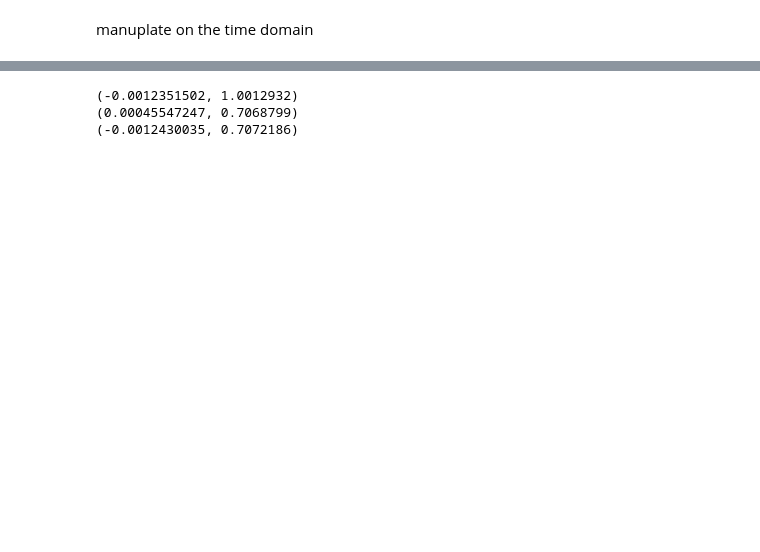
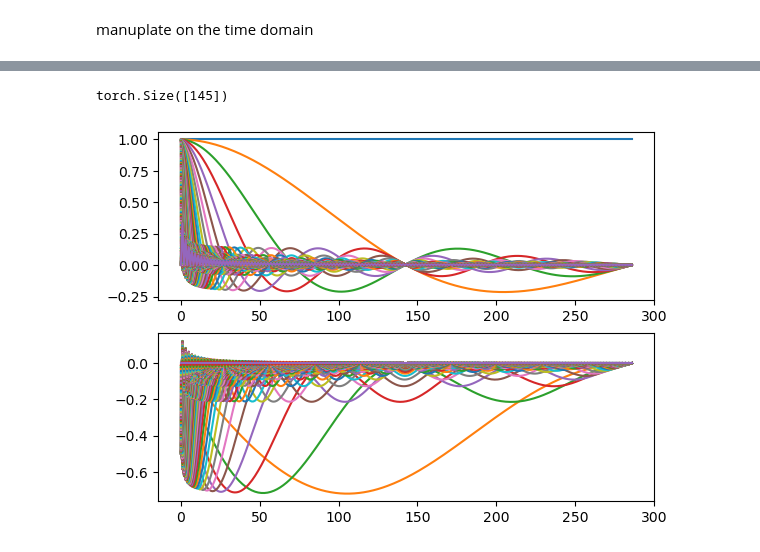
Before and after one commit to WillWang1113/Moving-Average-Diffusion, a Jupyter notebook: notebooks/test.ipynb, the cells around one changed output, grey strips where cells are left out. Saved outputs shown, nothing was run; the diff lists cells and outputs as text; code cells hidden in the pictures; blank space fills up the shorter version.

```diff
--- a/notebooks/test.ipynb
+++ b/notebooks/test.ipynb
@@ -278,13 +206,58 @@ tensor(6121.7515, device='cuda:0')
-# %%
-import torch
-from scipy.stats import norm
-
-a = torch.randn(1000000)
-b = torch.randn(1000000, dtype=torch.cfloat)
-print(norm.fit(a))
-print(norm.fit(b.real))
-print(norm.fit(b.imag))
-# %% [output]
-(-0.0012351502, 1.0012932)
-(0.00045547247, 0.7068799)
-(-0.0012430035, 0.7072186)
+# %%
+from src.schedules.collection import linear_schedule
+import torch
+import matplotlib.pyplot as plt
+import pandas as pd
+from src.utils.filters import MovingAvgTime, MovingAvgFreq
+from src.utils.fourier import complex2sphere, sphere2complex
+from scipy.stats import norm
+
+df = pd.read_csv(
+    "/home/user/data/FrequencyDiffusion/dataset/MFRED_clean.csv",
+    index_col=0,
+    parse_dates=True,
+)[["value"]]
+df = df[:288]
+x = torch.from_numpy(df.values).reshape(1, -1, 1)
+
+
+# x_norm_fft = torch.fft.rfft(x_norm, dim=1, norm="ortho")
+# plt.plot(dct(x, norm='ortho').flatten())
+# plt.yscale('log')
+
+# x_norm = (x - x.mean(dim=1)) / torch.sqrt(x.var(dim=1))
+freq = torch.fft.rfftfreq(x.shape[1])
+print(freq.shape)
+# fig, ax = plt.subplots()
+# ax.plot(torch.concat([x_fft.real, x_fft.imag[:,1:-1,:]], dim=1).flatten())
+# fig.savefig("noisy_0.png")
+# plt.close()
+
+mat = [MovingAvgFreq(i, freq=freq).Hw for i in range(2, x.shape[1] + 1)]
+mat = torch.concat(mat)
+fig, axs = plt.subplots(2)
+for i in range(len(freq)):
+    axs[0].plot(mat[:,i,:].real)
+    axs[1].plot(mat[:,i,:].imag)
+
+
+# mat = [MovingAvgTime(i) for i in range(2, x.shape[1] + 1)]
+# T = len(mat)
+# _, _, alpha_bars = linear_schedule(0, 0, T)
+# betas = torch.sqrt(1 - alpha_bars)
+# betas
+
+# plt.plot(betas)
+# for i, degrade_fn in enumerate(mat):
+#     # x_noisy = degrade_fn(x)
+#     x_noisy = degrade_fn(x_fft) + torch.randn_like(x_fft) * betas[i]
+#     # x_noisy = degrade_fn(x) + torch.randn_like(x) * betas[i]
+#     fig, ax = plt.subplots()
+#     ax.plot(torch.concat([x_noisy.real, x_noisy.imag[:,1:-1,:]], dim=1).flatten())
+#     fig.savefig(f"noisy_{i+1}.png")
+#     plt.close()
+#     # if i == (T - 1):
+#     #     print(norm.fit(x_noisy.numpy().flatten()))
+# %% [output]
+torch.Size([145])
+[figure, added]
```
Also changed, not shown: parts of 14 cells of this notebook, 35 other files.
